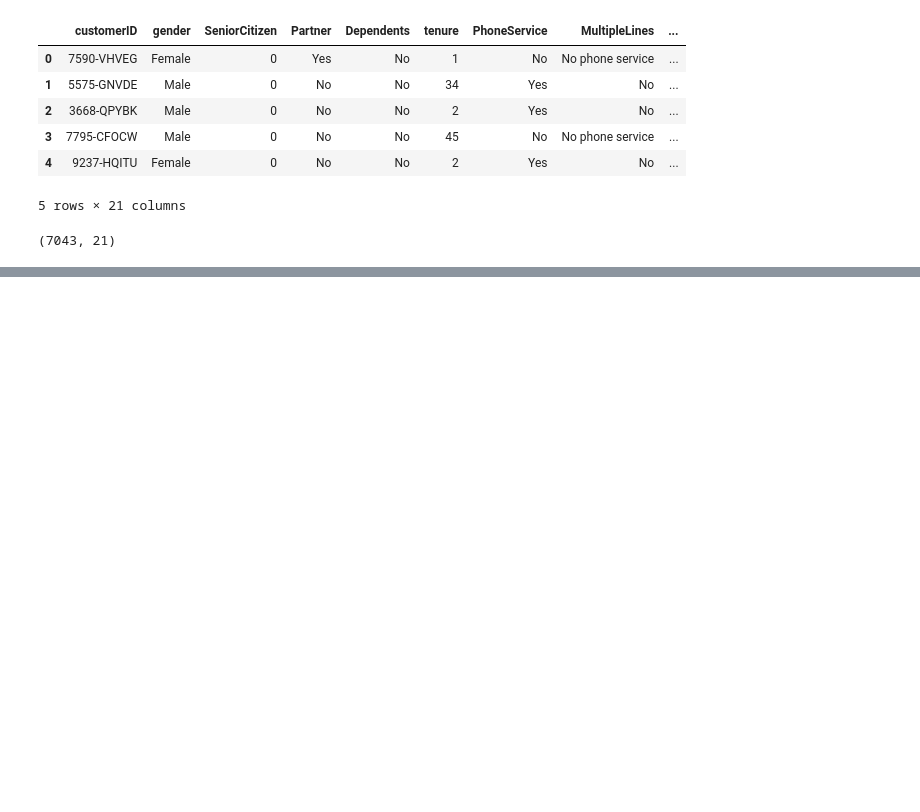
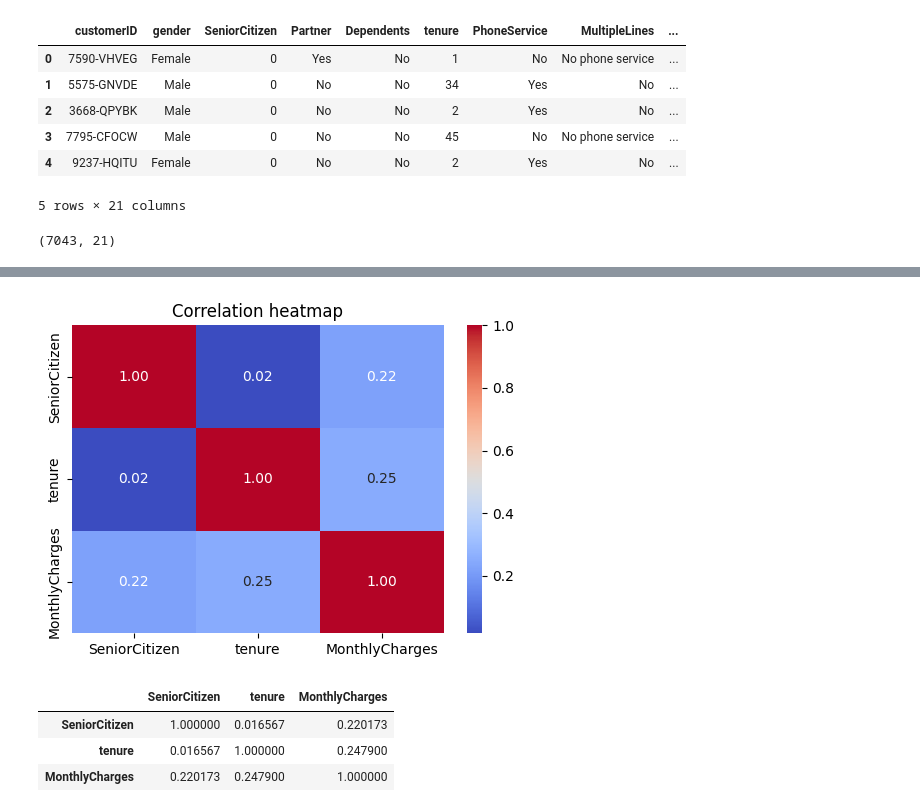
Before and after one commit to UZOKMUROD/telco-churn, a Jupyter notebook: notebooks/eda.ipynb, the cells around one changed output, grey strips where cells are left out. Saved outputs shown, nothing was run; the diff lists cells and outputs as text; code cells hidden in the pictures; blank space fills up the shorter version.

```diff
--- a/notebooks/eda.ipynb
+++ b/notebooks/eda.ipynb
@@ -49,0 +106,16 @@ df.shape
+# %%
+numeric_df = df.select_dtypes(include=np.number)
+plt.figure(figsize=(6,4))
+
+sns.heatmap(numeric_df.corr(), annot=True, fmt=".2f", cmap="coolwarm" )
+plt.title("Correlation heatmap")
+plt.show()
+# %% [output]
+[figure, added]
+# %%
+df.corr(numeric_only=True)
+# %% [output]
+|  | SeniorCitizen | tenure | MonthlyCharges |
+| SeniorCitizen | 1.000000 | 0.016567 | 0.220173 |
+| tenure | 0.016567 | 1.000000 | 0.247900 |
+| MonthlyCharges | 0.220173 | 0.247900 | 1.000000 |
```
Also changed, not shown: parts of 7 cells of this notebook.
